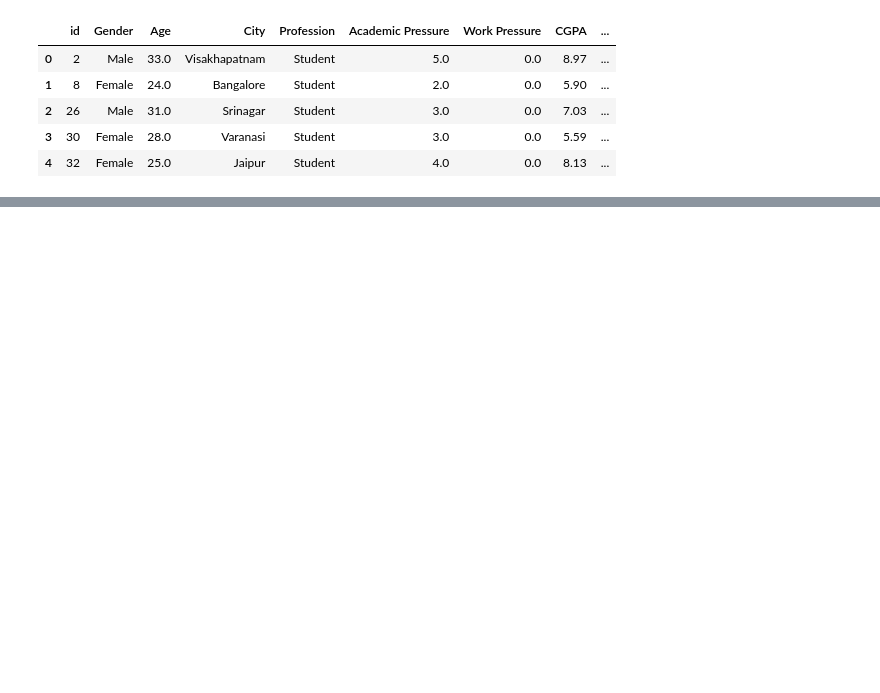
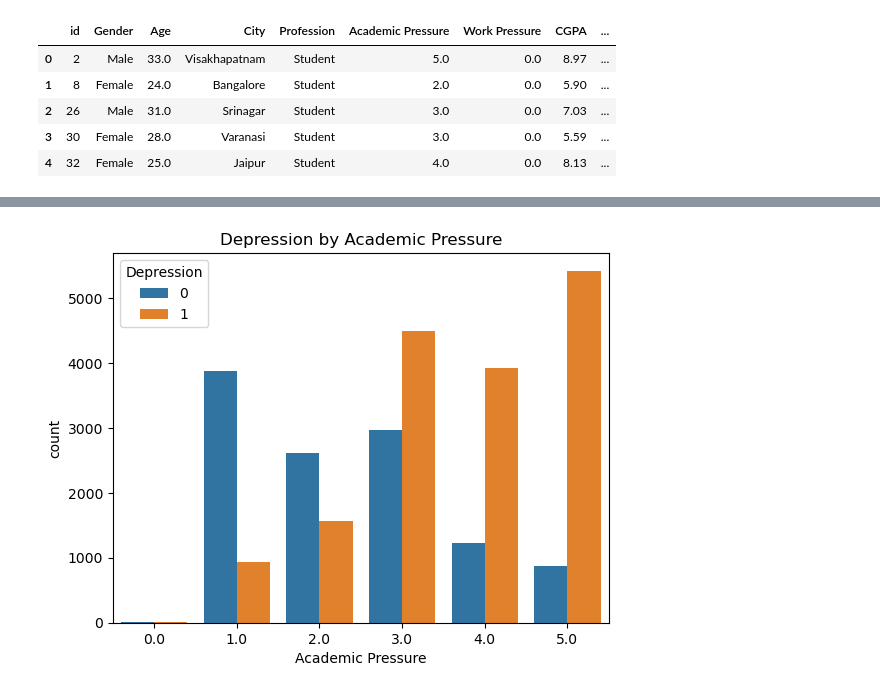
Before and after one commit to emmykristina/mental-health-prediction, a Jupyter notebook: notebooks/01_emmy_data_loading_and_eda.ipynb, the cells around one changed output, grey strips where cells are left out. Drawn from its saved outputs; the diff is of its cells as text; code cells hidden in the pictures; blank space fills up the shorter version.

```diff
--- a/notebooks/01_emmy_data_loading_and_eda.ipynb
+++ b/notebooks/01_emmy_data_loading_and_eda.ipynb
@@ -93,0 +131,6 @@ Name: count, dtype: int64
+# %%
+sns.countplot(data=df, x="Academic Pressure", hue="Depression")
+plt.title("Depression by Academic Pressure")
+plt.show()
+# %% [output]
+[figure, added]
```
Also changed, not shown: parts of 65 cells of this notebook.
